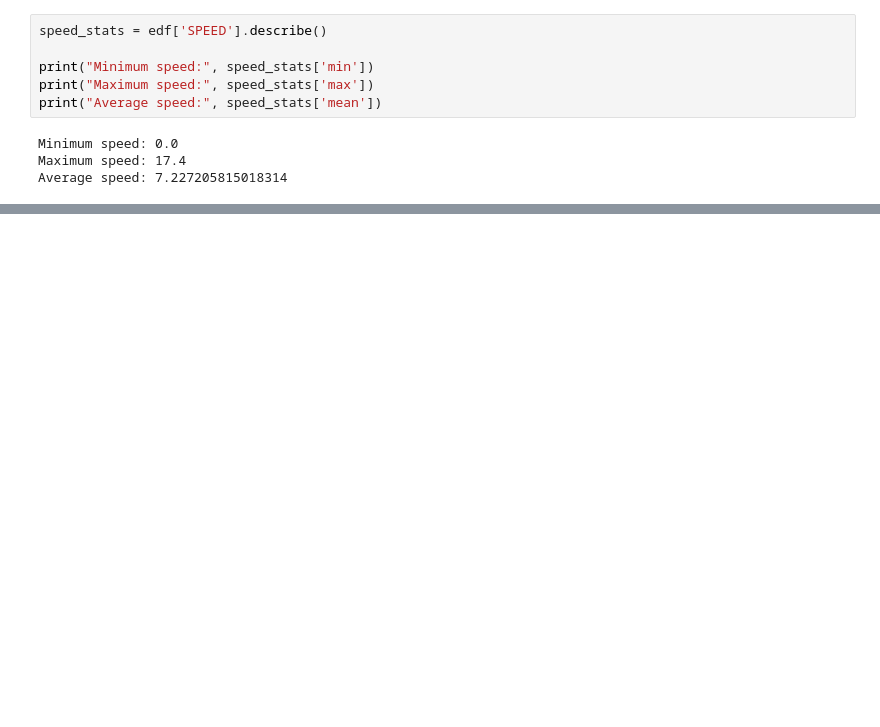
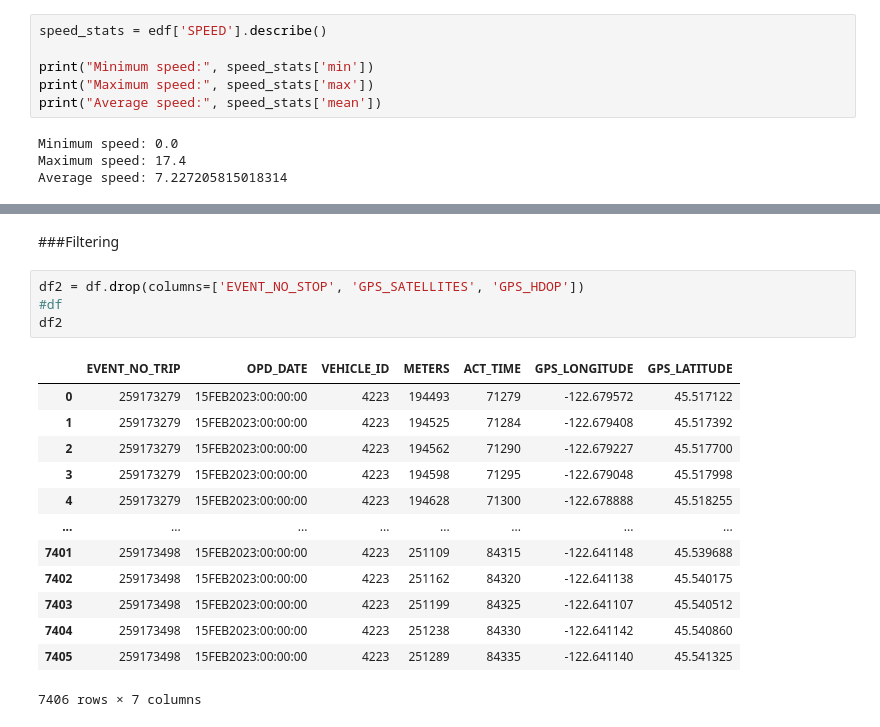
Before and after one commit to JohnAsencio/dataeng_class, a Jupyter notebook: 05_transformation/Data_Transformation_Activity.ipynb, the cells around one changed output, grey strips where cells are left out. Cells and saved outputs as stored; diff of their text form; blank space fills up the shorter version.

```diff
--- a/05_transformation/Data_Transformation_Activity.ipynb
+++ b/05_transformation/Data_Transformation_Activity.ipynb
@@ -216,0 +243,20 @@ These are in kilometers/hour
+# %% [markdown]
+###Filtering
+# %%
+df2 = df.drop(columns=['EVENT_NO_STOP', 'GPS_SATELLITES', 'GPS_HDOP'])
+#df
+df2
+# %% [output]
+|  | EVENT_NO_TRIP | OPD_DATE | VEHICLE_ID | METERS | ACT_TIME | GPS_LONGITUDE | GPS_LATITUDE |
+| 0 | 259173279 | 15FEB2023:00:00:00 | 4223 | 194493 | 71279 | -122.679572 | 45.517122 |
+| 1 | 259173279 | 15FEB2023:00:00:00 | 4223 | 194525 | 71284 | -122.679408 | 45.517392 |
+| 2 | 259173279 | 15FEB2023:00:00:00 | 4223 | 194562 | 71290 | -122.679227 | 45.517700 |
+| 3 | 259173279 | 15FEB2023:00:00:00 | 4223 | 194598 | 71295 | -122.679048 | 45.517998 |
+| 4 | 259173279 | 15FEB2023:00:00:00 | 4223 | 194628 | 71300 | -122.678888 | 45.518255 |
+| ... | ... | ... | ... | ... | ... | ... | ... |
+| 7401 | 259173498 | 15FEB2023:00:00:00 | 4223 | 251109 | 84315 | -122.641148 | 45.539688 |
+| 7402 | 259173498 | 15FEB2023:00:00:00 | 4223 | 251162 | 84320 | -122.641138 | 45.540175 |
+| 7403 | 259173498 | 15FEB2023:00:00:00 | 4223 | 251199 | 84325 | -122.641107 | 45.540512 |
+| 7404 | 259173498 | 15FEB2023:00:00:00 | 4223 | 251238 | 84330 | -122.641142 | 45.540860 |
+| 7405 | 259173498 | 15FEB2023:00:00:00 | 4223 | 251289 | 84335 | -122.641140 | 45.541325 |
+7406 rows × 7 columns
```
Also changed, not shown: parts of 8 cells of this notebook.
